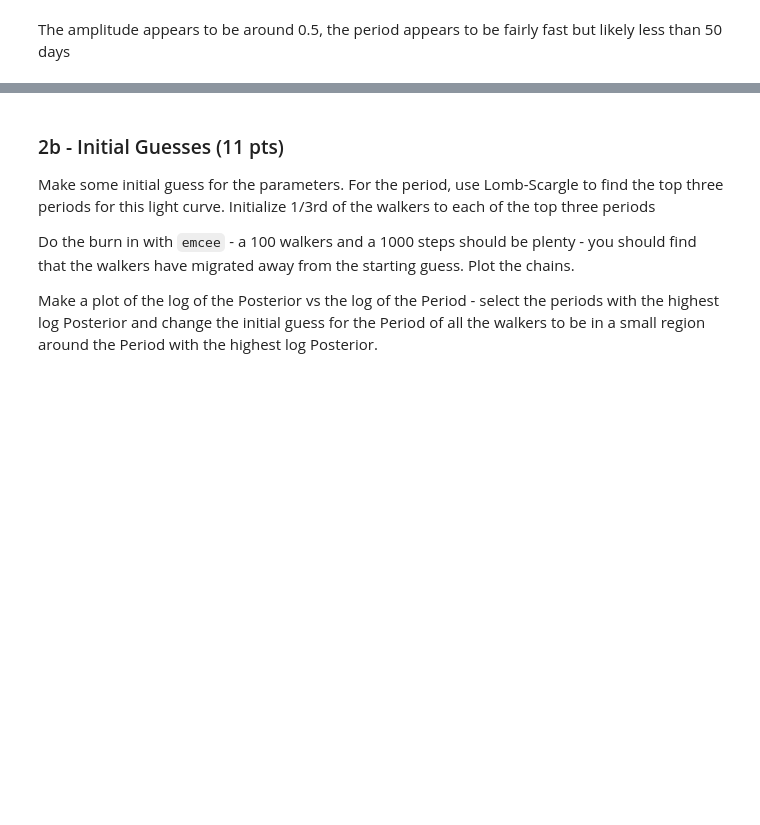
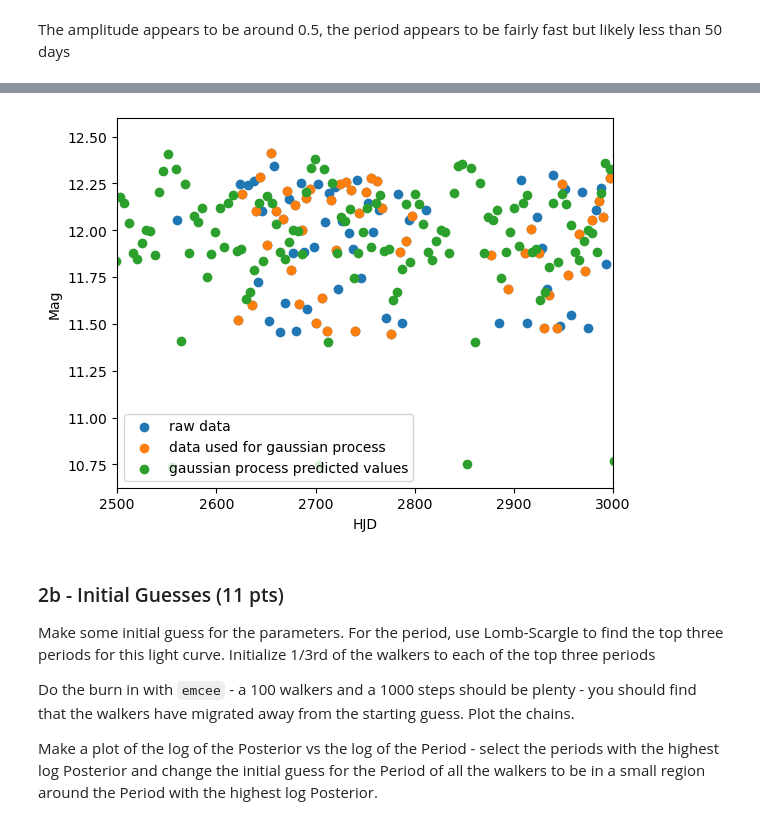
Before and after one commit to gnarayan/ast596_2023_Spring, a Jupyter notebook: homework/JosephWeller/final/Joseph_Weller_final.ipynb, the cells around one changed output, grey strips where cells are left out. Saved outputs shown, nothing was run; the diff lists cells and outputs as text; code cells hidden in the pictures; blank space fills up the shorter version.

```diff
--- a/homework/JosephWeller/final/Joseph_Weller_final.ipynb
+++ b/homework/JosephWeller/final/Joseph_Weller_final.ipynb
@@ -295 +343,26 @@ print(model_std)
+# %%
+# need to create a gaussian process model by fitting on the kernel with some of the data
+import george
+
+# I messed with the below values until I got something that looked half nice
+Kernel_fit = kernel_q2(0.5, 10, 5)
+gp = george.GP(mean = model_mean, kernel = Kernel_fit)
+t_gp = np.array(data['HJD'][::2])
+#print(t_gp)
+m_gp = np.array(data['MAG_2'][::2])
+gp.compute(t_gp)
+t_predict = np.linspace(np.min(data['HJD']), np.max(data['HJD']), 300)
+m_predict = gp.predict(m_gp, t_predict, return_cov=False)
+
+#lets plot to see what this looks like
+plt.scatter(data['HJD'], data['MAG_2'], label = 'raw data')
+plt.scatter(t_gp, m_gp, label = 'data used for gaussian process')
+plt.scatter(t_predict, m_predict, label = 'gaussian process predicted values')
+plt.xlabel('HJD')
+plt.ylabel('Mag')
+plt.xlim([2500, 3000])
+plt.legend()
+plt.show()
+# %% [output]
+[figure, added]
 # %%
```
Also changed, not shown: parts of 9 cells of this notebook.
